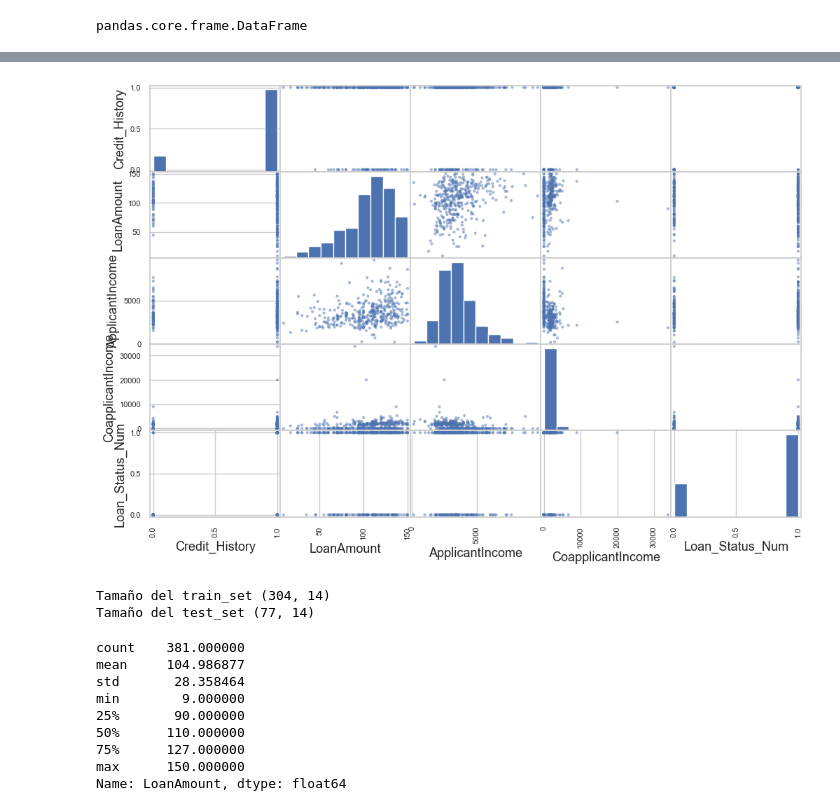
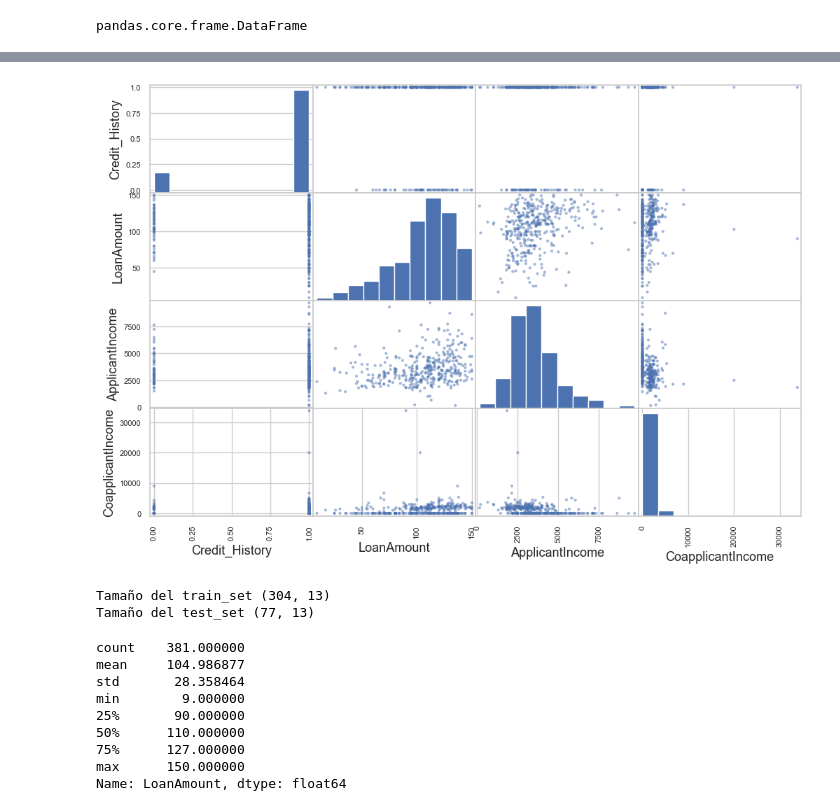
Before and after one commit to LuisDavid01/notebook-proyecto-big-data, a Jupyter notebook: SC-707_G7_Propuesta de proyecto.ipynb, the cells around one changed output, grey strips where cells are left out. Cells and saved outputs as stored; diff of their text form; code cells hidden in the pictures.

```diff
--- a/SC-707_G7_Propuesta de proyecto.ipynb
+++ b/SC-707_G7_Propuesta de proyecto.ipynb
@@ -267,8 +267,3 @@ Index(['Loan_ID', 'Gender', 'Married', 'Dependents', 'Education',
 type(corr_matrix)
 # %% [output]
 pandas.core.frame.DataFrame
-# %%
-
-prestamos["Loan_Status_Num"] = prestamos["Loan_Status"].map({'Y': 1, 'N': 0})
-corr_matrix = prestamos.corr(numeric_only=True)
-corr_matrix["Loan_Status_Num"].sort_values(ascending=False)
@@ -283,13 +270,13 @@ Name: Loan_Status_Num, dtype: float64
 # %%
 from pandas.plotting import scatter_matrix
 
-attributes = ["Credit_History", "LoanAmount","ApplicantIncome", "CoapplicantIncome", "Loan_Status_Num"]
+attributes = ["Credit_History", "LoanAmount","ApplicantIncome", "CoapplicantIncome"]
 
 scatter_matrix(prestamos[attributes], figsize=(12, 8))
 
 plt.show()
 # %% [output]
-[figure, old version]
+[figure, new version]
 # %%
 from sklearn.model_selection import train_test_split
 
@@ -298,8 +285,8 @@ train_set, test_set = train_test_split(prestamos, test_size=0.2, random_state=42
 print('Tamaño del train_set',train_set.shape)
 print('Tamaño del test_set',test_set.shape)
 # %% [output]
-Tamaño del train_set (304, 14)
-Tamaño del test_set (77, 14)
+Tamaño del train_set (304, 13)
+Tamaño del test_set (77, 13)
 # %%
 prestamos["LoanAmount"].describe()
 # %% [output]
```
Also changed, not shown: parts of 45 cells of this notebook.
